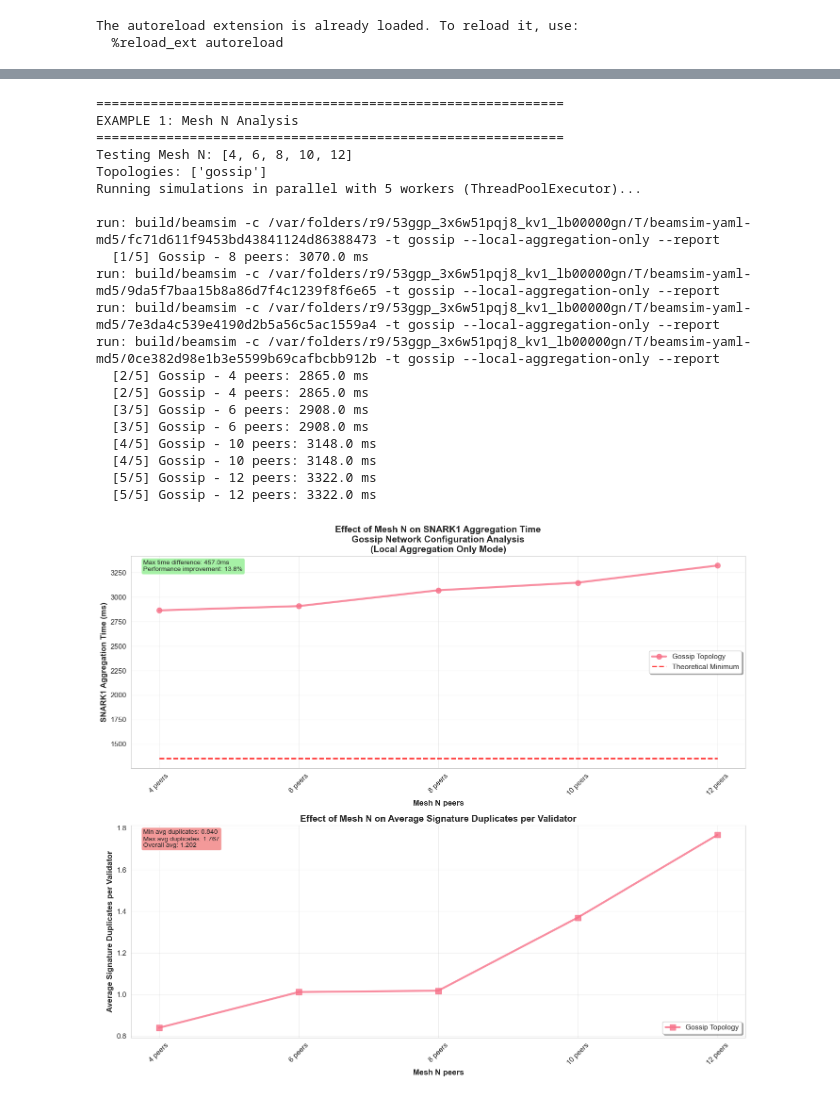
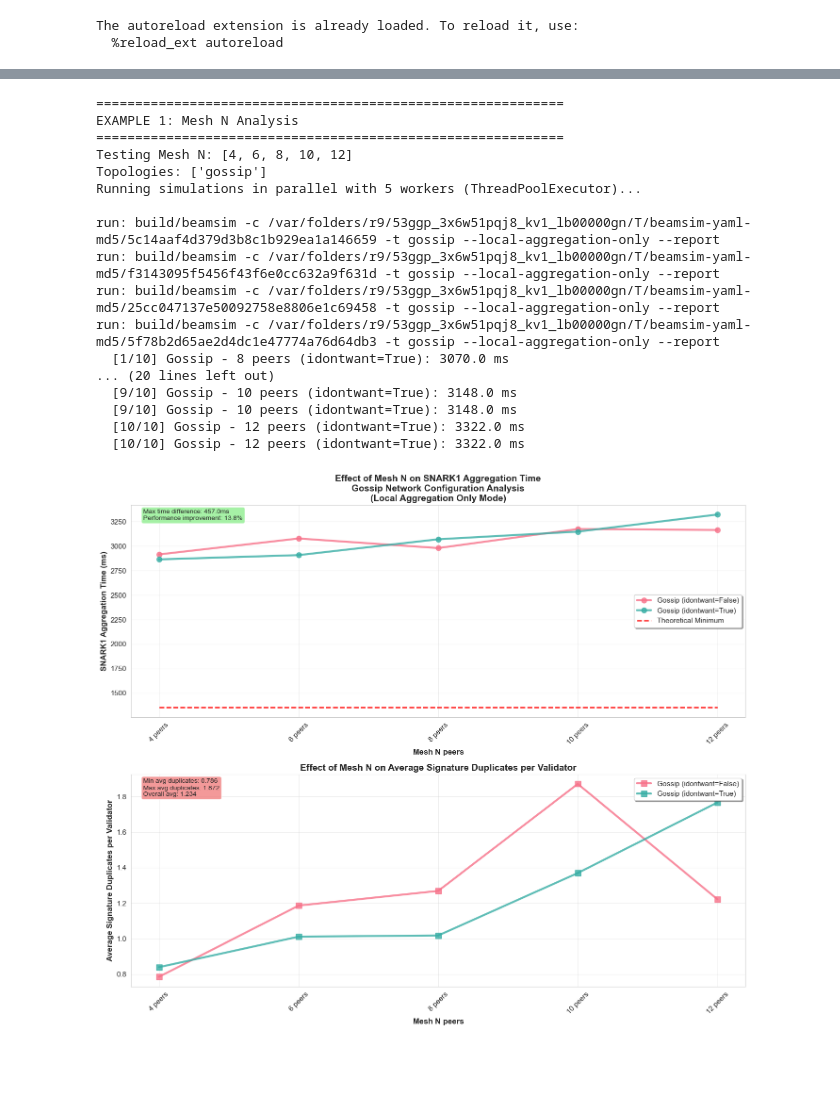
Before and after one commit to qdrvm/beamsim, a Jupyter notebook: beamsim-local-aggregation-only.ipynb, the cells around one changed output, grey strips where cells are left out. Cells and saved outputs as stored; diff of their text form; code cells hidden in the pictures; blank space fills up the shorter version.

```diff
--- a/beamsim-local-aggregation-only.ipynb
+++ b/beamsim-local-aggregation-only.ipynb
@@ -867,7 +953,7 @@ print("="*60)
 mesh_n_values = [4, 6, 8, 10, 12]  # Different mesh sizes
 base_config = {'mpi': False, 'signature_size': 3072}
 
-mesh_n_results = analyze_mesh_n_effect(mesh_n_values, topologies=["gossip"], max_workers=5, **base_config)
+mesh_n_results = analyze_mesh_n_effect(mesh_n_values, topologies=["gossip"], max_workers=5, idontwant=True, **base_config)
 
 
 # Example 2: Analyze non_mesh_n effect (gossip non-mesh connections)
@@ -879,50 +965,47 @@ mesh_n_results = analyze_mesh_n_effect(mesh_n_values, topologies=["gossip"], max
 # base_config = {'mpi': False, 'signature_size': 3072}
 
 # non_mesh_n_results = analyze_non_mesh_n_effect(non_mesh_n_values, topologies=["gossip"], max_workers=5, **base_config)
 
 
 # Example 3: Analyze group_validator_count effect (network scale)
 print("\n" + "="*60)
 print("EXAMPLE 3: Group Validator Count Analysis")
 print("="*60)
 
 validator_counts = [128, 256, 512, 768, 1024]  # Different validator counts per group
 base_config = {'mpi': False, 'signature_size': 3072}
 
-validator_count_results = analyze_group_validator_count_effect(validator_counts, topologies=["gossip", "grid"], **base_config)
+validator_count_results = analyze_group_validator_count_effect(validator_counts, topologies=["gossip", "grid"], idontwant=True, **base_config)
 
 
 # Example 4: Analyze local aggregator count effect
 print("\n" + "="*60)
 print("EXAMPLE 4: Local Aggregator Count Analysis")
 print("="*60)
 
-aggregator_counts = ["1%", "10%", "25%", "50%"]  # Different local aggregator counts
+aggregator_counts = [10, 102, 256, 512]  # Different local aggregator counts
 base_config = {'mpi': False, 'signature_size': 3072}
 
-aggregator_count_results = analyze_local_aggregator_count_effect(aggregator_counts, topologies=["gossip", "grid"], max_workers=5, **base_config)
+aggregator_count_results = analyze_local_aggregator_count_effect(aggregator_counts, topologies=["gossip", "grid"], max_workers=5, idontwant=True, **base_config)
 # %% [output]
 ============================================================
 EXAMPLE 1: Mesh N Analysis
 ============================================================
 Testing Mesh N: [4, 6, 8, 10, 12]
 Topologies: ['gossip']
 Running simulations in parallel with 5 workers (ThreadPoolExecutor)...
 
-run: build/beamsim -c /var/folders/r9/53ggp_3x6w51pqj8_kv1_lb00000gn/T/beamsim-yaml-md5/fc71d611f9453bd43841124d86388473 -t gossip --local-aggregation-only --report
-  [1/5] Gossip - 8 peers: 3070.0 ms
-run: build/beamsim -c /var/folders/r9/53ggp_3x6w51pqj8_kv1_lb00000gn/T/beamsim-yaml-md5/9da5f7baa15b8a86d7f4c1239f8f6e65 -t gossip --local-aggregation-only --report
-run: build/beamsim -c /var/folders/r9/53ggp_3x6w51pqj8_kv1_lb00000gn/T/beamsim-yaml-md5/7e3da4c539e4190d2b5a56c5ac1559a4 -t gossip --local-aggregation-only --report
-run: build/beamsim -c /var/folders/r9/53ggp_3x6w51pqj8_kv1_lb00000gn/T/beamsim-yaml-md5/0ce382d98e1b3e5599b69cafbcbb912b -t gossip --local-aggregation-only --report
-  [2/5] Gossip - 4 peers: 2865.0 ms
-  [2/5] Gossip - 4 peers: 2865.0 ms
-  [3/5] Gossip - 6 peers: 2908.0 ms
-  [3/5] Gossip - 6 peers: 2908.0 ms
-  [4/5] Gossip - 10 peers: 3148.0 ms
-  [4/5] Gossip - 10 peers: 3148.0 ms
-  [5/5] Gossip - 12 peers: 3322.0 ms
-  [5/5] Gossip - 12 peers: 3322.0 ms
+run: build/beamsim -c /var/folders/r9/53ggp_3x6w51pqj8_kv1_lb00000gn/T/beamsim-yaml-md5/5c14aaf4d379d3b8c1b929ea1a146659 -t gossip --local-aggregation-only --report
+run: build/beamsim -c /var/folders/r9/53ggp_3x6w51pqj8_kv1_lb00000gn/T/beamsim-yaml-md5/f3143095f5456f43f6e0cc632a9f631d -t gossip --local-aggregation-only --report
+run: build/beamsim -c /var/folders/r9/53ggp_3x6w51pqj8_kv1_lb00000gn/T/beamsim-yaml-md5/25cc047137e50092758e8806e1c69458 -t gossip --local-aggregation-only --report
+run: build/beamsim -c /var/folders/r9/53ggp_3x6w51pqj8_kv1_lb00000gn/T/beamsim-yaml-md5/5f78b2d65ae2d4dc1e47774a76d64db3 -t gossip --local-aggregation-only --report
+  [1/10] Gossip - 8 peers (idontwant=True): 3070.0 ms
+... (20 lines left out)
+  [9/10] Gossip - 10 peers (idontwant=True): 3148.0 ms
+  [9/10] Gossip - 10 peers (idontwant=True): 3148.0 ms
+  [10/10] Gossip - 12 peers (idontwant=True): 3322.0 ms
+  [10/10] Gossip - 12 peers (idontwant=True): 3322.0 ms
-[figure, old version]
+[figure, new version]
 ============================================================
 MESH N EFFECT SUMMARY
 ============================================================
```
Also changed, not shown: parts of 6 cells of this notebook.
